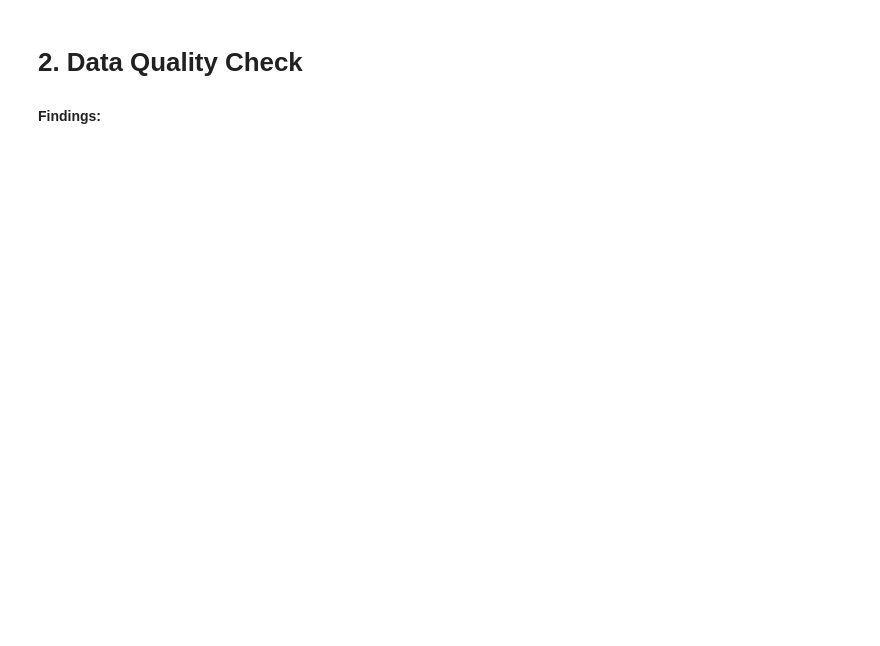
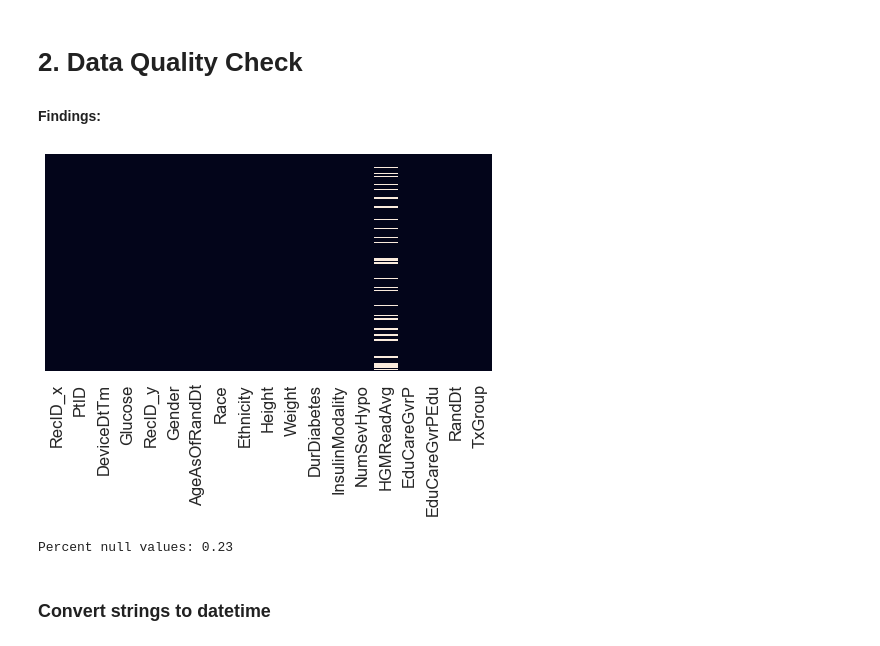
Before and after one commit to rdowd003/RD_Mentoring, a Jupyter notebook: Projects/Project-1-EDA/EDA Project 1 Diabetes.ipynb, the cells around one changed output. Drawn from its saved outputs; the diff is of its cells as text; code cells hidden in the pictures; blank space fills up the shorter version.

```diff
--- a/Projects/Project-1-EDA/EDA Project 1 Diabetes.ipynb
+++ b/Projects/Project-1-EDA/EDA Project 1 Diabetes.ipynb
@@ -121,5 +127,23 @@ cgm_summary_test.head()
 | 2 | 9306855 | 463 | 2001-01-21 00:10:00 | 238 | 290 | M | 33 | White | Not Hispanic or Latino | 171.5 | ... |
 | 3 | 9306856 | 463 | 2001-01-21 00:15:00 | 232 | 290 | M | 33 | White | Not Hispanic or Latino | 171.5 | ... |
 | 4 | 9306857 | 463 | 2001-01-21 00:20:00 | 234 | 290 | M | 33 | White | Not Hispanic or Latino | 171.5 | ... |
+# %%
+BASE_DIR = './data/CGM_data'
+
+ctrl_blind = os.path.join(BASE_DIR, 'Control_group/tblADataRTCGM_Blind_ControlGroup.csv')
+ctrl_blind_df = pd.read_csv(ctrl_blind).merge(pt_summary,on='PtID',how='left')
+
+ctrl_unblind = glob.glob(BASE_DIR + '/Control_group/' + '*Unblinded*')
+ctrl_unblind_list = [pd.read_csv(file) for file in ctrl_unblind]
+ctrl_unblind_df = pd.concat(ctrl_unblind_list).merge(pt_summary,on='PtID',how='left')
+
+trmt_blind_baseline = os.path.join(BASE_DIR,'RTCGM_group/tblADataRTCGM_Blind_Baseline.csv')
+trmt_blind_baseline_df = pd.read_csv(trmt_blind_baseline).merge(pt_summary,on='PtID',how='left')
+
+trmt_unblind = glob.glob(BASE_DIR + '/RTCGM_group/' + '*Unblinded*')
+trmt_unblind_list = [pd.read_csv(file) for file in trmt_unblind]
+trmt_unblind_df = pd.concat(trmt_unblind_list).merge(pt_summary,on='PtID',how='left')
+
+all_df = [ctrl_blind_df, ctrl_unblind_df, trmt_blind_baseline_df, trmt_unblind_df]
 # %% [markdown]
 #### Import CGM Data
@@ -141,6 +245,15 @@ cgm_control_summary = cgm_df.merge(pt_summary,on='PtID',how='left')
 # %%
 # Check for nulls (white lines in plot)
 fig,ax = plt.subplots(figsize=(8,4))
-sns.heatmap(cgm_control_summary.isnull(),cbar=False,ax=ax)
+sns.heatmap(trmt_unblind_df.isnull(),cbar=False,ax=ax)
 ax.get_yaxis().set_visible(False)
 plt.show()
+# %% [output]
+[figure, added]
+# %%
+null_vals = trmt_unblind_df.HGMReadAvg.isna().sum()
+total = trmt_unblind_df.HGMReadAvg.count()
+
+print(f'Percent null values: {round(null_vals/total, 2)}')
+# %% [output]
+Percent null values: 0.23
@@ -146,0 +266,2 @@ plt.show()
+# %% [markdown]
+### Convert strings to datetime
```
Also changed, not shown: parts of 34 cells of this notebook.
